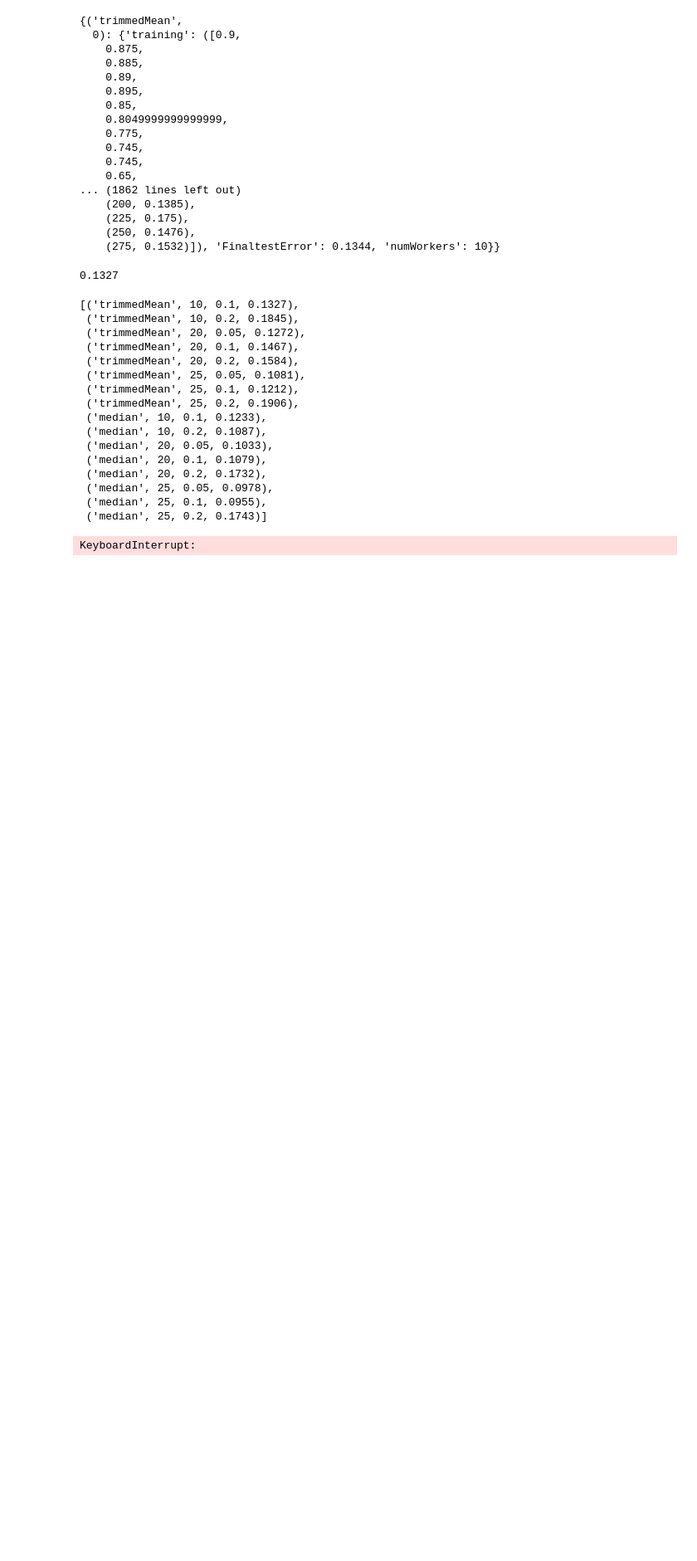
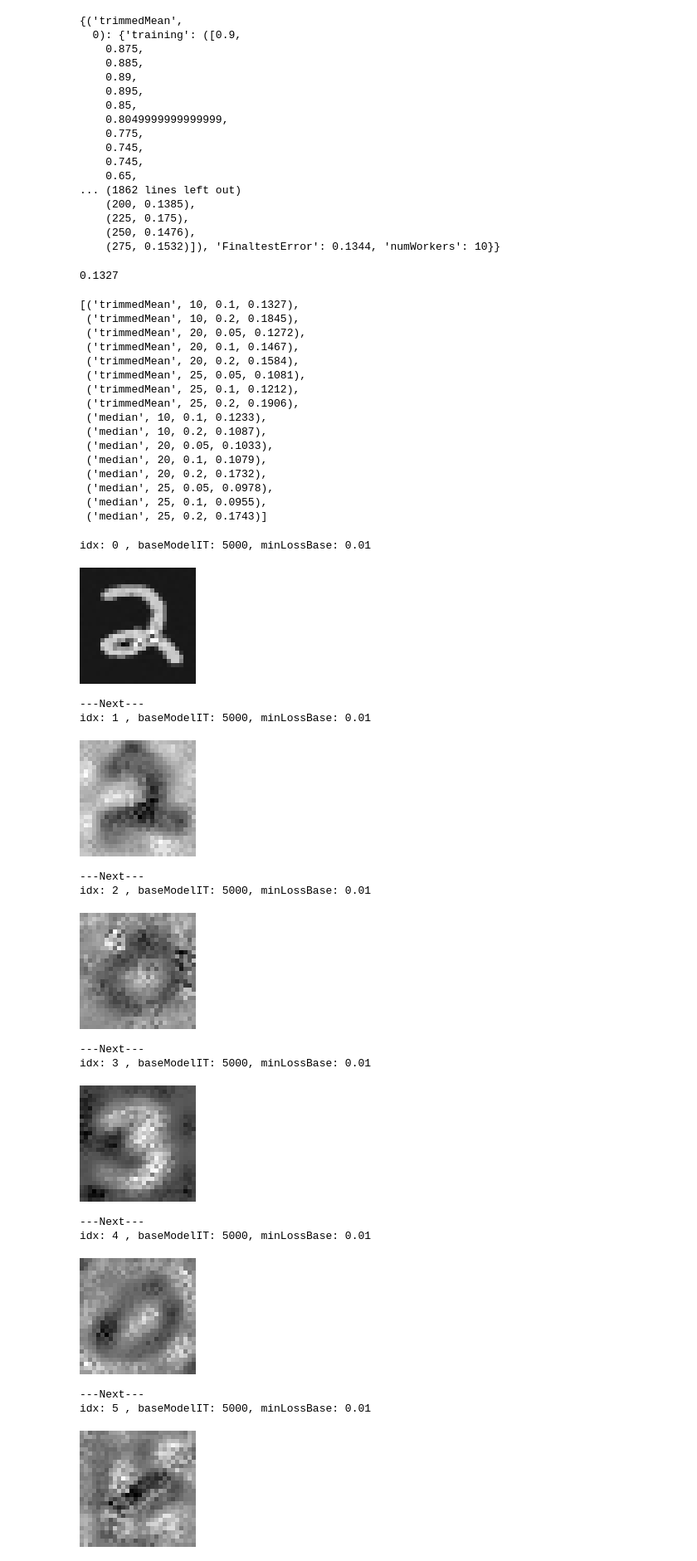
Before and after one commit to jakeypakey/Fed_Learn_Experiments, a Jupyter notebook: Graphing.ipynb, the cells around one changed output. Shown at 83% size. Saved outputs shown, nothing was run; the diff lists cells and outputs as text; code cells hidden in the pictures; blank space fills up the shorter version.

```diff
--- a/Graphing.ipynb
+++ b/Graphing.ipynb
@@ -158,7 +158,27 @@ noFix
 
 with open('data/leakageTrials_Cleanset.pkl','rb') as fi:
     res = pickle.load(fi)
-# %%
-res
-# %% [output]
-KeyboardInterrupt:
+# %%
+for i in range(100):
+    print("idx: {} , baseModelIT: {}, minLossBase: {}".format(i,res[i][0],res[i][1],res[i][2]['originalLoss']))
+    img = normalizeImage(res[i][2]['leakResults'][-1][1])
+    displayImage(img)
+    print("---Next---")
+# %% [output]
+idx: 0 , baseModelIT: 5000, minLossBase: 0.01
+[figure, added]
+---Next---
+idx: 1 , baseModelIT: 5000, minLossBase: 0.01
+[figure, added]
+---Next---
+idx: 2 , baseModelIT: 5000, minLossBase: 0.01
+[figure, added]
+---Next---
+idx: 3 , baseModelIT: 5000, minLossBase: 0.01
+[figure, added]
+---Next---
+idx: 4 , baseModelIT: 5000, minLossBase: 0.01
+[figure, added]
+---Next---
+idx: 5 , baseModelIT: 5000, minLossBase: 0.01
+[figure, added]
```
Also changed, not shown: parts of 5 cells of this notebook, 2 other files.
